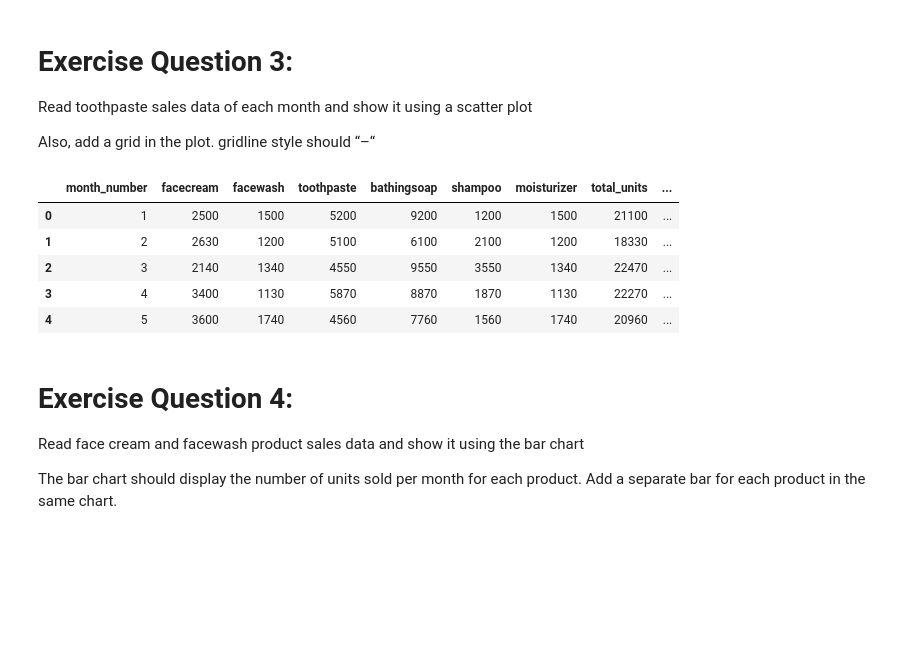
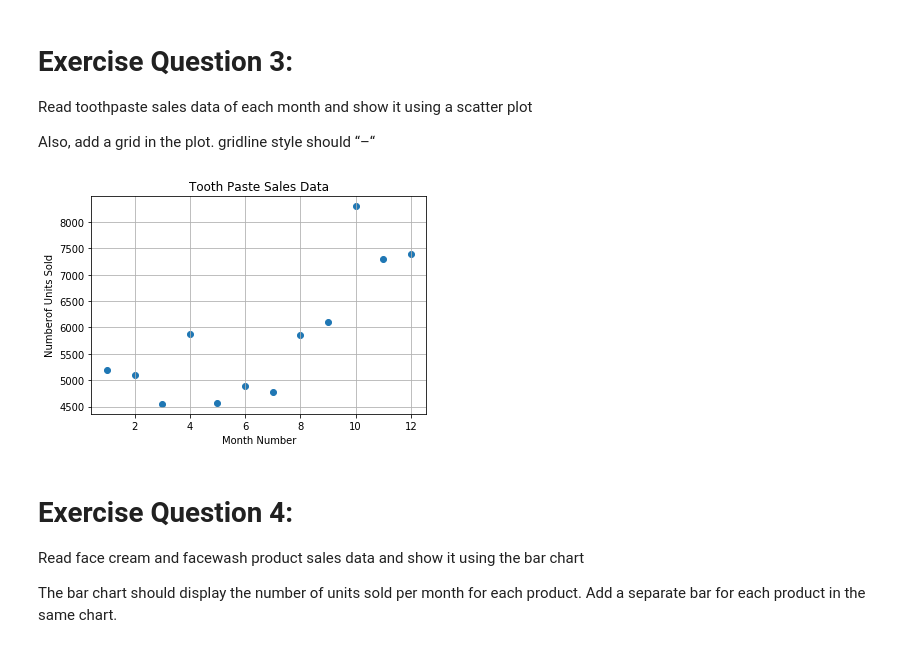
Before and after one commit to Grace2705/She-Code-Africa, a Jupyter notebook: B-Level3.ipynb, the cells around one changed output. Drawn from its saved outputs; the diff is of its cells as text; code cells hidden in the pictures; blank space fills up the shorter version.

```diff
--- a/B-Level3.ipynb
+++ b/B-Level3.ipynb
@@ -363,15 +374,15 @@ plt.show()
 Read toothpaste sales data of each month and show it using a scatter plot
 
 Also, add a grid in the plot. gridline style should “–“
-# %%
-df.head()
-# %% [output]
-|  | month_number | facecream | facewash | toothpaste | bathingsoap | shampoo | moisturizer | total_units | ... |
-| 0 | 1 | 2500 | 1500 | 5200 | 9200 | 1200 | 1500 | 21100 | ... |
-| 1 | 2 | 2630 | 1200 | 5100 | 6100 | 2100 | 1200 | 18330 | ... |
-| 2 | 3 | 2140 | 1340 | 4550 | 9550 | 3550 | 1340 | 22470 | ... |
-| 3 | 4 | 3400 | 1130 | 5870 | 8870 | 1870 | 1130 | 22270 | ... |
-| 4 | 5 | 3600 | 1740 | 4560 | 7760 | 1560 | 1740 | 20960 | ... |
+# %%
+plt.scatter(df_plot['month_number'],df_plot['toothpaste'])
+plt.xlabel("Month Number")
+plt.ylabel("Numberof Units Sold")
+plt.title("Tooth Paste Sales Data")
+plt.grid(ls ='-')
+plt.show()
+# %% [output]
+[figure, added]
 # %% [markdown]
 # Exercise Question 4:
 
```
Also changed, not shown: parts of 8 cells of this notebook.
